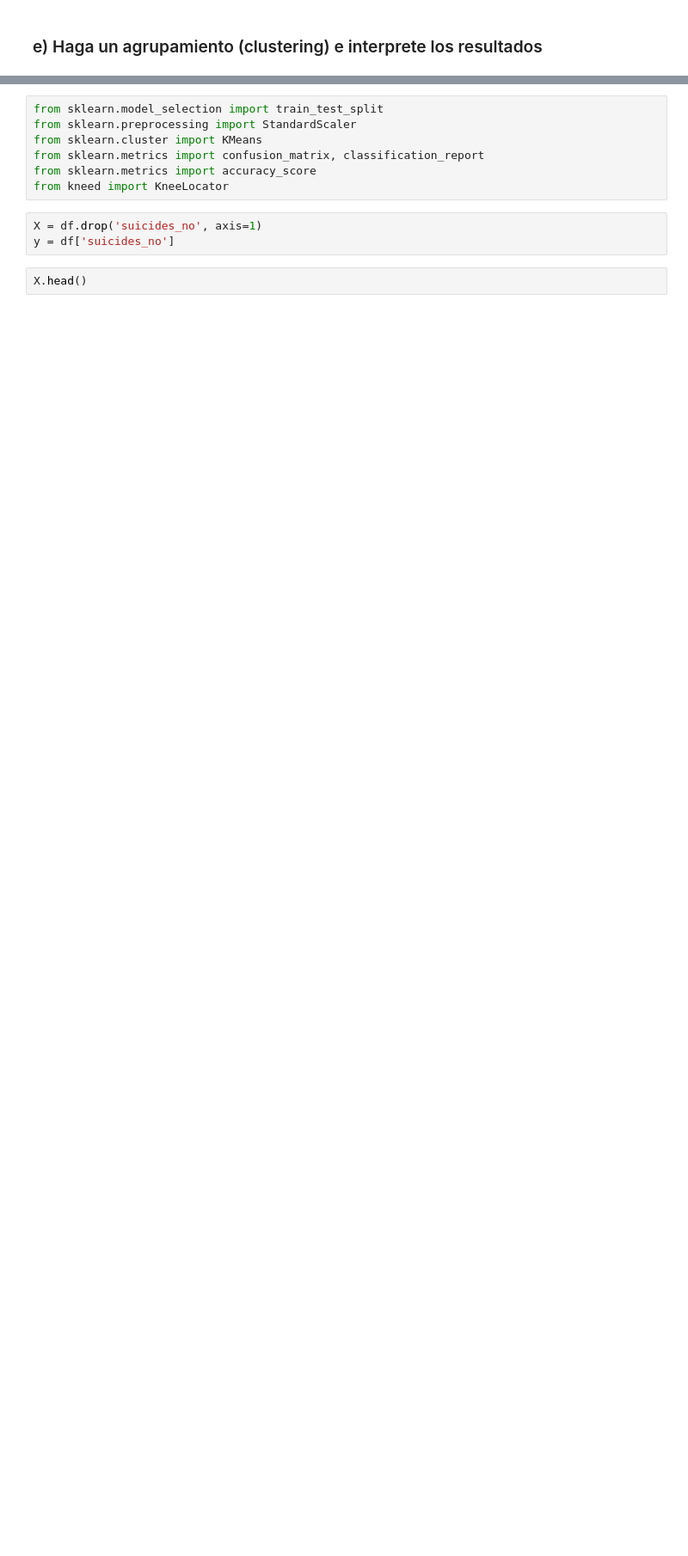
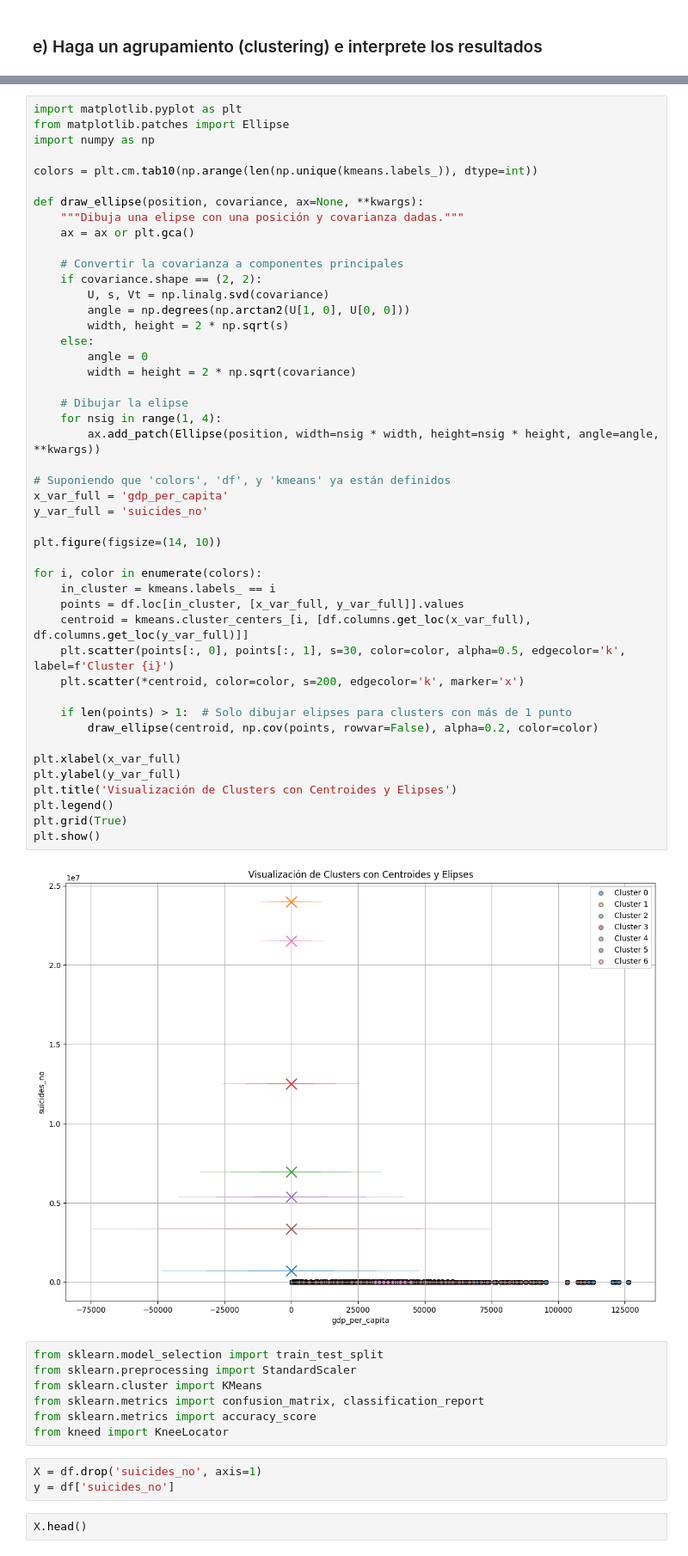
Before and after one commit to jazurdia/Proyecto1MD, a Jupyter notebook: Proyecto1.ipynb, the cells around one changed output, grey strips where cells are left out. Shown: that part at 86% size. Drawn from its saved outputs; the diff is of its cells as text; blank space fills up the shorter version.

```diff
--- a/Proyecto1.ipynb
+++ b/Proyecto1.ipynb
@@ -245,3 +331,51 @@ df.drop('country', axis=1, inplace=True)
+# %%
+import matplotlib.pyplot as plt
+from matplotlib.patches import Ellipse
+import numpy as np
+
+colors = plt.cm.tab10(np.arange(len(np.unique(kmeans.labels_)), dtype=int))
+
+def draw_ellipse(position, covariance, ax=None, **kwargs):
+    """Dibuja una elipse con una posición y covarianza dadas."""
+    ax = ax or plt.gca()
+
+    # Convertir la covarianza a componentes principales
+    if covariance.shape == (2, 2):
+        U, s, Vt = np.linalg.svd(covariance)
+        angle = np.degrees(np.arctan2(U[1, 0], U[0, 0]))
+        width, height = 2 * np.sqrt(s)
+    else:
+        angle = 0
+        width = height = 2 * np.sqrt(covariance)
+
+    # Dibujar la elipse
+    for nsig in range(1, 4):
+        ax.add_patch(Ellipse(position, width=nsig * width, height=nsig * height, angle=angle, **kwargs))
+
+# Suponiendo que 'colors', 'df', y 'kmeans' ya están definidos
+x_var_full = 'gdp_per_capita'
+y_var_full = 'suicides_no'
+
+plt.figure(figsize=(14, 10))
+
+for i, color in enumerate(colors):
+    in_cluster = kmeans.labels_ == i
+    points = df.loc[in_cluster, [x_var_full, y_var_full]].values
+    centroid = kmeans.cluster_centers_[i, [df.columns.get_loc(x_var_full), df.columns.get_loc(y_var_full)]]
+    plt.scatter(points[:, 0], points[:, 1], s=30, color=color, alpha=0.5, edgecolor='k', label=f'Cluster {i}')
+    plt.scatter(*centroid, color=color, s=200, edgecolor='k', marker='x')
+
+    if len(points) > 1:  # Solo dibujar elipses para clusters con más de 1 punto
+        draw_ellipse(centroid, np.cov(points, rowvar=False), alpha=0.2, color=color)
+
+plt.xlabel(x_var_full)
+plt.ylabel(y_var_full)
+plt.title('Visualización de Clusters con Centroides y Elipses')
+plt.legend()
+plt.grid(True)
+plt.show()
+# %% [output]
+[figure, added]
 # %%
 from sklearn.model_selection import train_test_split
 from sklearn.preprocessing import StandardScaler
```
Also changed, not shown: parts of 13 cells of this notebook, 1 other file.
